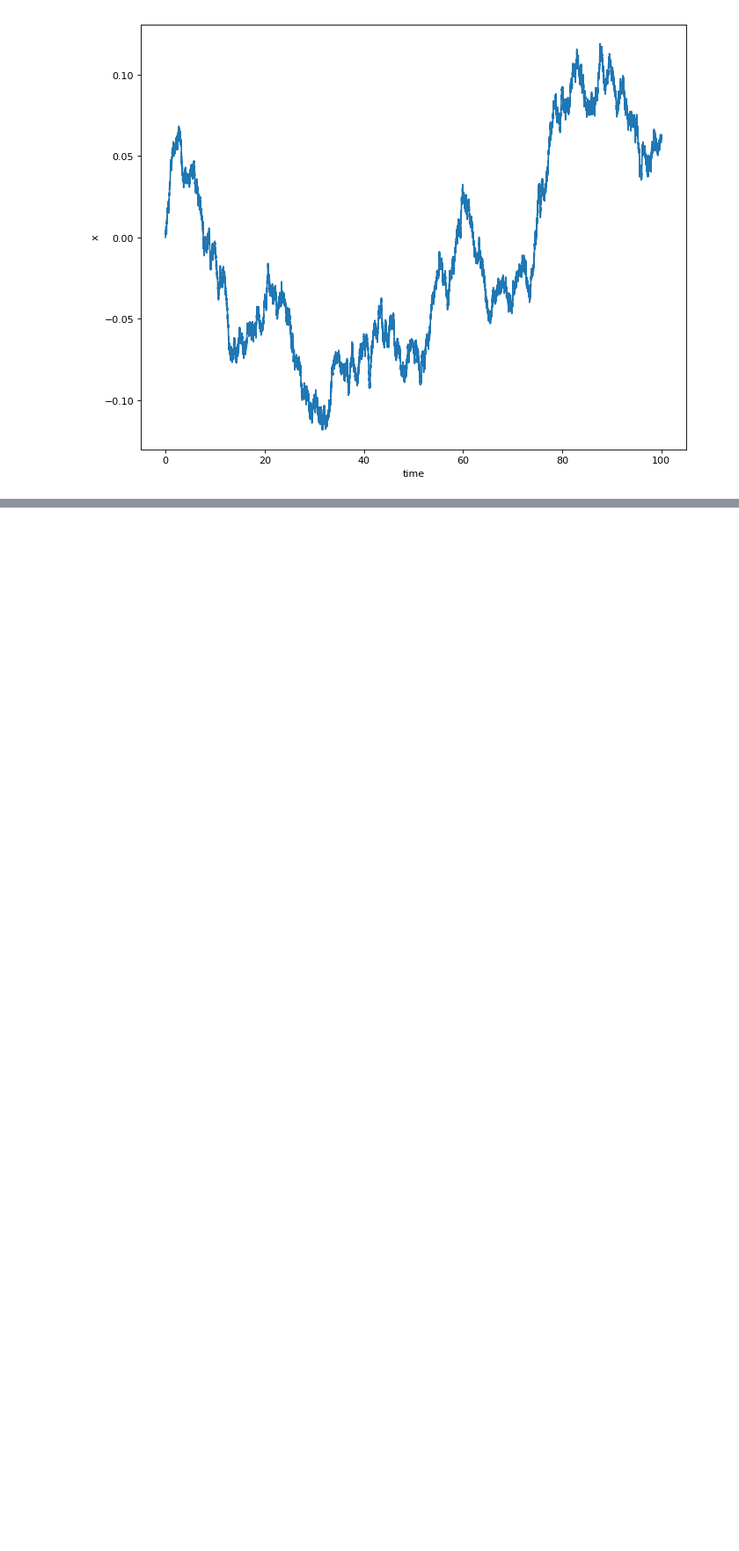
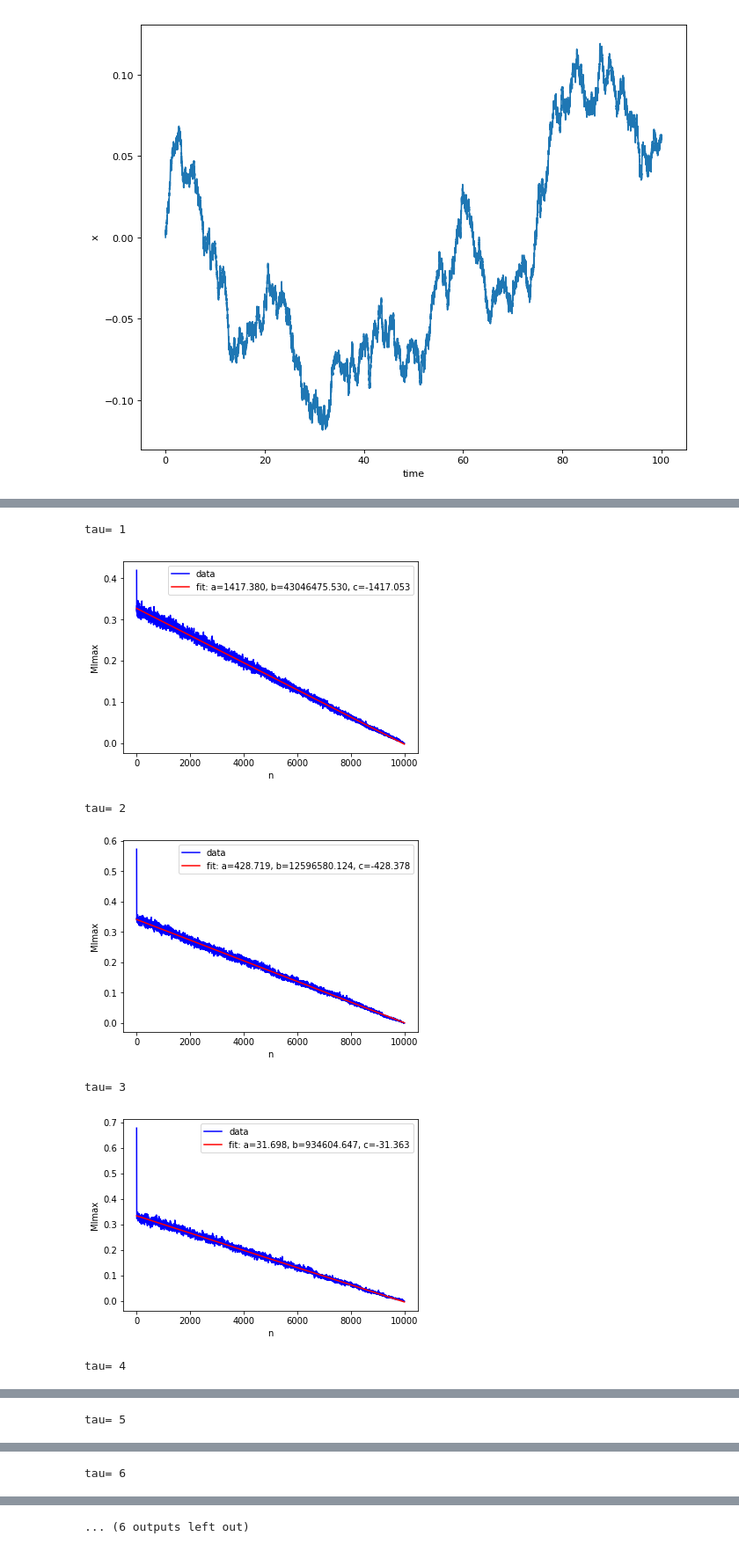
Before and after one commit to carfuentes/notebooks-tests, a Jupyter notebook: Colored-noise.ipynb, the cells around one changed output, grey strips where cells are left out. Shown at 88% size. Saved outputs shown, nothing was run; the diff lists cells and outputs as text; code cells hidden in the pictures; blank space fills up the shorter version.

```diff
--- a/Colored-noise.ipynb
+++ b/Colored-noise.ipynb
@@ -125,0 +163,18 @@ iact.append(sum(autocorr_f[int(autocorr_f.size/2):]/autocorr_f[int(autocorr_f.si
+# %%
+t_stop=10000
+indexes=[int(t/dt) for t in range(0,t_stop)]
+c=0.01
+for tau in range(1,10):
+    print("tau=",tau)
+    t, x = colored_noise_euler_integration(x_0, tau, c, D, dt, t_stop)
+    autocorr=autocorrelation(x[indexes]**2)
+    #a=autocorr[:np.argmax(autocorr<0)]
+    exponential_fitting(autocorr[1:],t)
+# %% [output]
+tau= 1
+[figure, added]
+tau= 2
+[figure, added]
+tau= 3
+[figure, added]
+tau= 4
@@ -125,0 +182 @@ iact.append(sum(autocorr_f[int(autocorr_f.size/2):]/autocorr_f[int(autocorr_f.si
+tau= 5
@@ -125,0 +184 @@ iact.append(sum(autocorr_f[int(autocorr_f.size/2):]/autocorr_f[int(autocorr_f.si
+tau= 6
@@ -125,0 +186 @@ iact.append(sum(autocorr_f[int(autocorr_f.size/2):]/autocorr_f[int(autocorr_f.si
+... (6 outputs left out)
```
Also changed, not shown: parts of 18 cells of this notebook, 2 other files.
